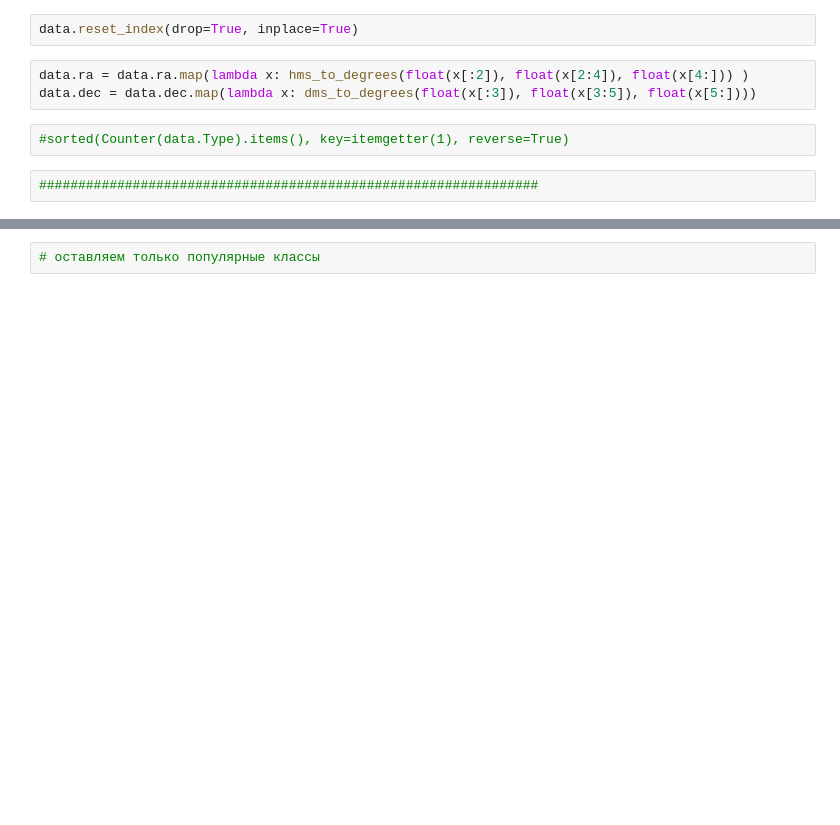
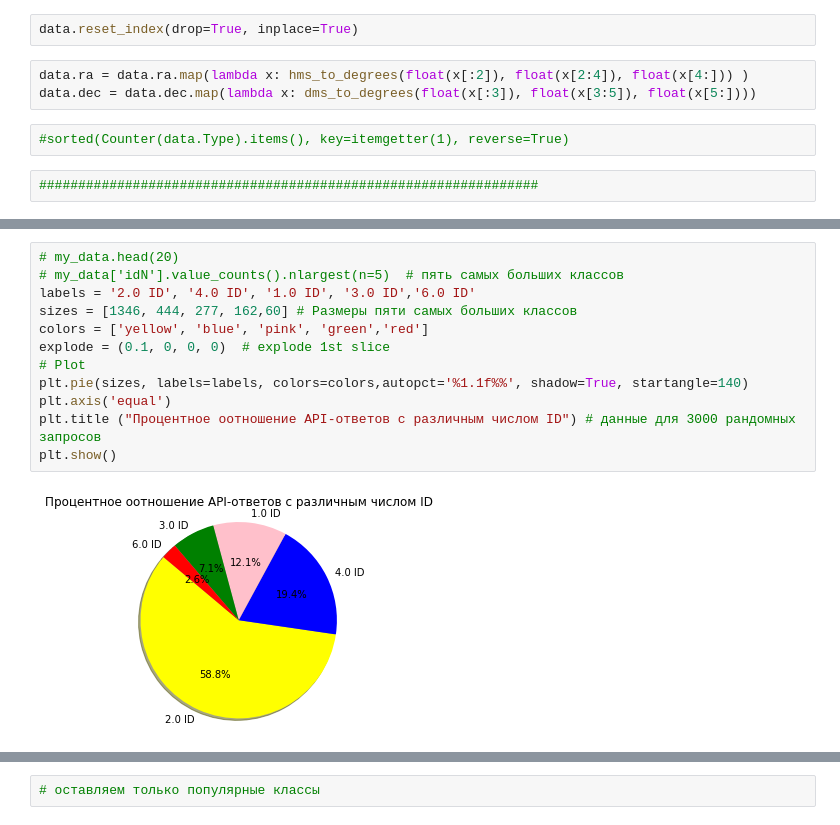
Before and after one commit to Rtut654/AstroProblems, a Jupyter notebook: Naydenkin_projectML.ipynb, the cells around one changed output, grey strips where cells are left out. Drawn from its saved outputs; the diff is of its cells as text; blank space fills up the shorter version.

```diff
--- a/Naydenkin_projectML.ipynb
+++ b/Naydenkin_projectML.ipynb
@@ -254,0 +230,14 @@ df = my_data.copy()
+# %%
+# my_data.head(20)
+# my_data['idN'].value_counts().nlargest(n=5)  # пять самых больших классов
+labels = '2.0 ID', '4.0 ID', '1.0 ID', '3.0 ID','6.0 ID'
+sizes = [1346, 444, 277, 162,60] # Размеры пяти самых больших классов
+colors = ['yellow', 'blue', 'pink', 'green','red']
+explode = (0.1, 0, 0, 0)  # explode 1st slice
+# Plot
+plt.pie(sizes, labels=labels, colors=colors,autopct='%1.1f%%', shadow=True, startangle=140)
+plt.axis('equal')
+plt.title ("Процентное оотношение API-ответов с различным числом ID") # данные для 3000 рандомных запросов
+plt.show()
+# %% [output]
+[figure, added]
```
Also changed, not shown: parts of 26 cells of this notebook.
